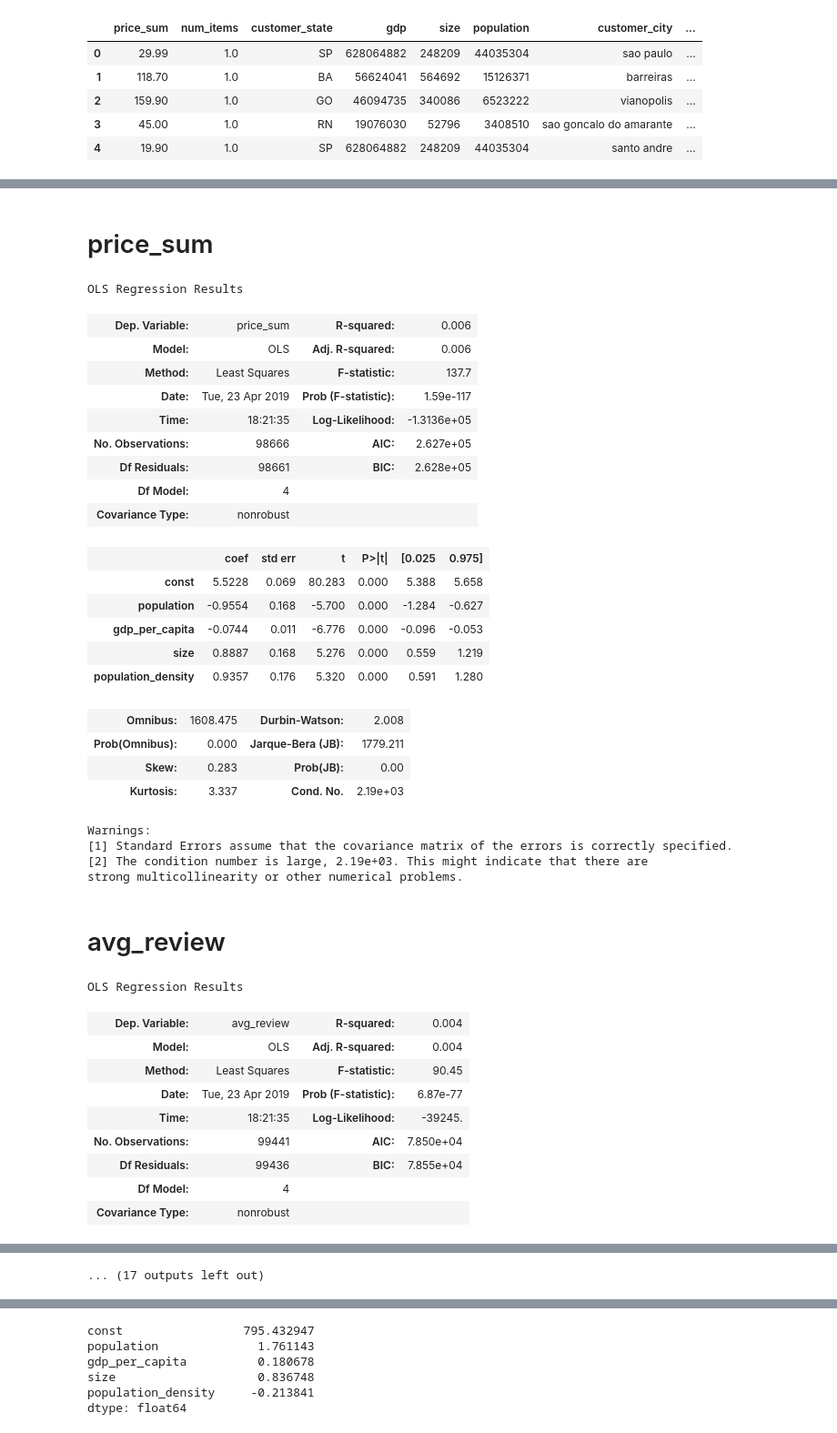
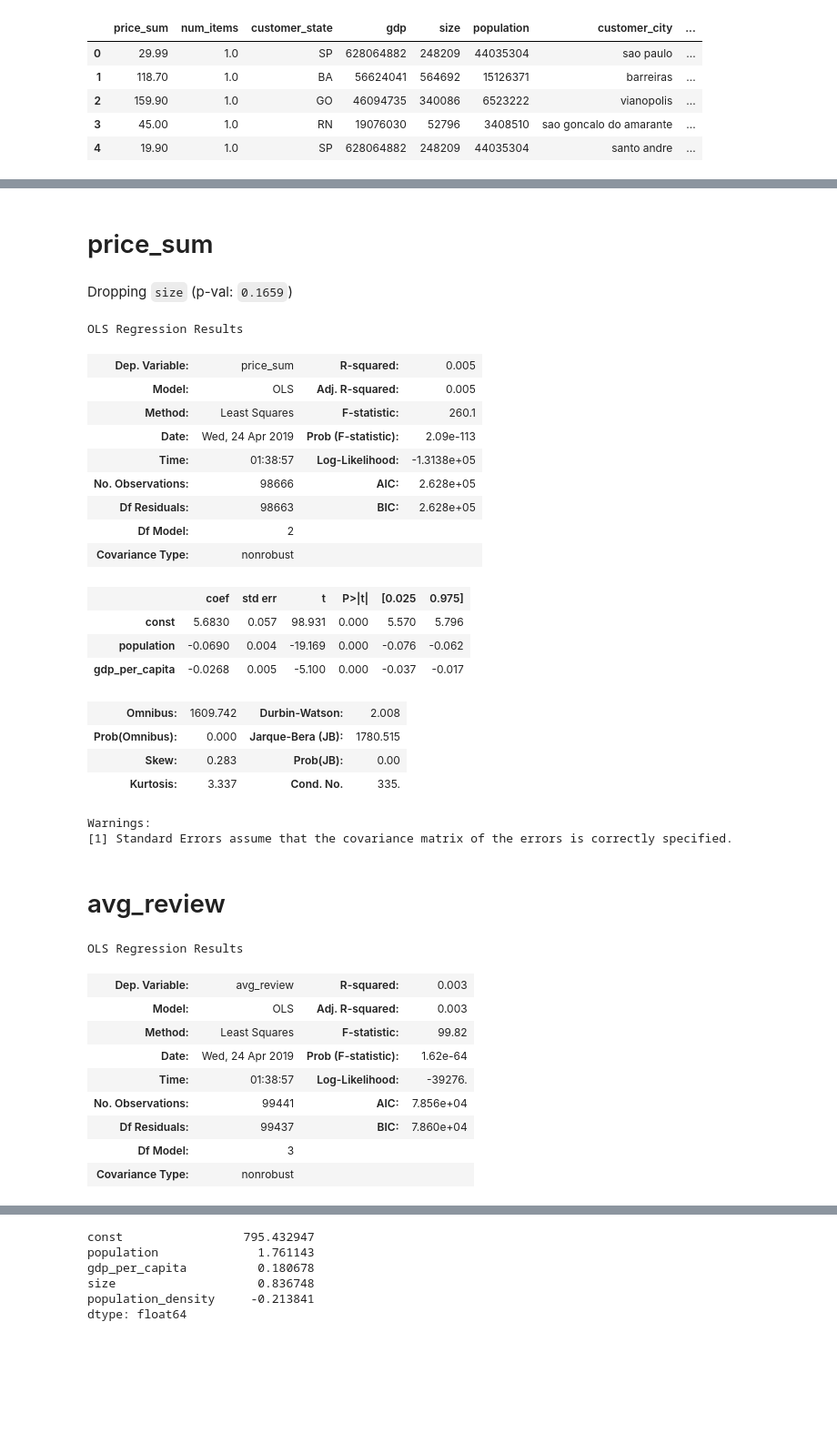
Before and after one commit to leeyenter/bt4211-project, a Jupyter notebook: Purchase Prediction - YT.ipynb, the cells around one changed output, grey strips where cells are left out. Shown at 91% size. Cells and saved outputs as stored; diff of their text form; code cells hidden in the pictures; blank space fills up the shorter version.

Commit message:
Tweak and tune regression models

```diff
--- a/Purchase Prediction - YT.ipynb
+++ b/Purchase Prediction - YT.ipynb
@@ -67,6 +67,8 @@ state_data['population_density'] = state_data['population'] / state_data['size']
 customers = customers.join(state_data, on='customer_state')
 
 orders = orders.merge(customers, on='customer_id').drop('customer_id', axis=1).join(order_payments, on='order_id')
+# %%
+reviews['review_creation_date'] = pd.to_datetime(reviews['review_creation_date'])
 # %% [markdown]
 * GDP Data: https://agenciadenoticias.ibge.gov.br/en/agencia-press-room/2185-news-agency/releases-en/10155-gdp-of-municipalities-agriculture-represents-more-than-half-of-economic-activity-in-1-135-municipalities
 * Population Data: https://en.wikipedia.org/wiki/List_of_Brazilian_federative_units_by_gross_regional_product
@@ -263,60 +312,57 @@ orders[['gdp', 'size', 'population']].corr()
 # %%
-for y_col in ['price_sum', 'avg_review', 'num_items', 'seller_id_nunique']:
+for y_col in ['price_sum', 'avg_review', 'num_items', 'seller_id_nunique', 'product_id_nunique', 'num_reviews']:
     display(Markdown("# " + y_col))
-    subset = orders[['population', 'gdp_per_capita', 'size', 'population_density', y_col]].dropna() # excluded GDP because high correlation
+    subset = orders[['population', 'gdp_per_capita', 'size', y_col]].dropna() # excluded GDP because high correlation
     subset = np.log1p(subset)
     X = sm.add_constant(subset.drop(y_col, axis=1))
     y = subset[y_col]
 
     while True:
         model = sm.OLS(y, X).fit()
         pvals = pd.DataFrame(model.pvalues).drop('const')
         max_pval = pvals.max()[0]
         if max_pval > 0.05:
             to_drop = pvals[pvals[0] == pvals[0].max()].index[0]
             display(Markdown("Dropping `" + to_drop + "` (p-val: `{:.4f}`)".format(max_pval)))
             X.drop(to_drop, inplace=True, axis=1)
         else:
             # no columns with pval > 0.05
             break
     display(model.summary())
 #     model, best_score, pred_y = stepwise_regression('ols', subset.drop(y, axis=1), subset[y])
 #     display(model.summary())
 # %% [output]
 # price_sum
+Dropping `size` (p-val: `0.1659`)
 OLS Regression Results
-| Dep. Variable: | price_sum | R-squared: | 0.006 |
-| Model: | OLS | Adj. R-squared: | 0.006 |
-| Method: | Least Squares | F-statistic: | 137.7 |
-| Date: | Tue, 23 Apr 2019 | Prob (F-statistic): | 1.59e-117 |
-| Time: | 18:21:35 | Log-Likelihood: | -1.3136e+05 |
-| No. Observations: | 98666 | AIC: | 2.627e+05 |
-| Df Residuals: | 98661 | BIC: | 2.628e+05 |
-| Df Model: | 4 |  |  |
+| Dep. Variable: | price_sum | R-squared: | 0.005 |
+| Model: | OLS | Adj. R-squared: | 0.005 |
+| Method: | Least Squares | F-statistic: | 260.1 |
+| Date: | Wed, 24 Apr 2019 | Prob (F-statistic): | 2.09e-113 |
+| Time: | 01:38:57 | Log-Likelihood: | -1.3138e+05 |
+| No. Observations: | 98666 | AIC: | 2.628e+05 |
+| Df Residuals: | 98663 | BIC: | 2.628e+05 |
+| Df Model: | 2 |  |  |
 | Covariance Type: | nonrobust |  |  |
 |  | coef | std err | t | P>|t| | [0.025 | 0.975] |
-| const | 5.5228 | 0.069 | 80.283 | 0.000 | 5.388 | 5.658 |
-| population | -0.9554 | 0.168 | -5.700 | 0.000 | -1.284 | -0.627 |
-| gdp_per_capita | -0.0744 | 0.011 | -6.776 | 0.000 | -0.096 | -0.053 |
-| size | 0.8887 | 0.168 | 5.276 | 0.000 | 0.559 | 1.219 |
-| population_density | 0.9357 | 0.176 | 5.320 | 0.000 | 0.591 | 1.280 |
+| const | 5.6830 | 0.057 | 98.931 | 0.000 | 5.570 | 5.796 |
+| population | -0.0690 | 0.004 | -19.169 | 0.000 | -0.076 | -0.062 |
+| gdp_per_capita | -0.0268 | 0.005 | -5.100 | 0.000 | -0.037 | -0.017 |
-| Omnibus: | 1608.475 | Durbin-Watson: | 2.008 |
-| Prob(Omnibus): | 0.000 | Jarque-Bera (JB): | 1779.211 |
+| Omnibus: | 1609.742 | Durbin-Watson: | 2.008 |
+| Prob(Omnibus): | 0.000 | Jarque-Bera (JB): | 1780.515 |
 | Skew: | 0.283 | Prob(JB): | 0.00 |
-| Kurtosis: | 3.337 | Cond. No. | 2.19e+03 |
+| Kurtosis: | 3.337 | Cond. No. | 335. |
 Warnings:
 [1] Standard Errors assume that the covariance matrix of the errors is correctly specified.
-[2] The condition number is large, 2.19e+03. This might indicate that there are
-strong multicollinearity or other numerical problems.
-# avg_review
+# avg_review
 OLS Regression Results
-| Dep. Variable: | avg_review | R-squared: | 0.004 |
-| Model: | OLS | Adj. R-squared: | 0.004 |
-| Method: | Least Squares | F-statistic: | 90.45 |
-| Date: | Tue, 23 Apr 2019 | Prob (F-statistic): | 6.87e-77 |
-| Time: | 18:21:35 | Log-Likelihood: | -39245. |
-| No. Observations: | 99441 | AIC: | 7.850e+04 |
-| Df Residuals: | 99436 | BIC: | 7.855e+04 |
-| Df Model: | 4 |  |  |
+| Dep. Variable: | avg_review | R-squared: | 0.003 |
+| Model: | OLS | Adj. R-squared: | 0.003 |
+| Method: | Least Squares | F-statistic: | 99.82 |
+| Date: | Wed, 24 Apr 2019 | Prob (F-statistic): | 1.62e-64 |
+| Time: | 01:38:57 | Log-Likelihood: | -39276. |
+| No. Observations: | 99441 | AIC: | 7.856e+04 |
+| Df Residuals: | 99437 | BIC: | 7.860e+04 |
+| Df Model: | 3 |  |  |
 | Covariance Type: | nonrobust |  |  |
 |  | coef | std err | t | P>|t| | [0.025 | 0.975] |
@@ -336 +377,0 @@ strong multicollinearity or other numerical problems.
-... (17 outputs left out)
```
Also changed, not shown: parts of 32 cells of this notebook.
